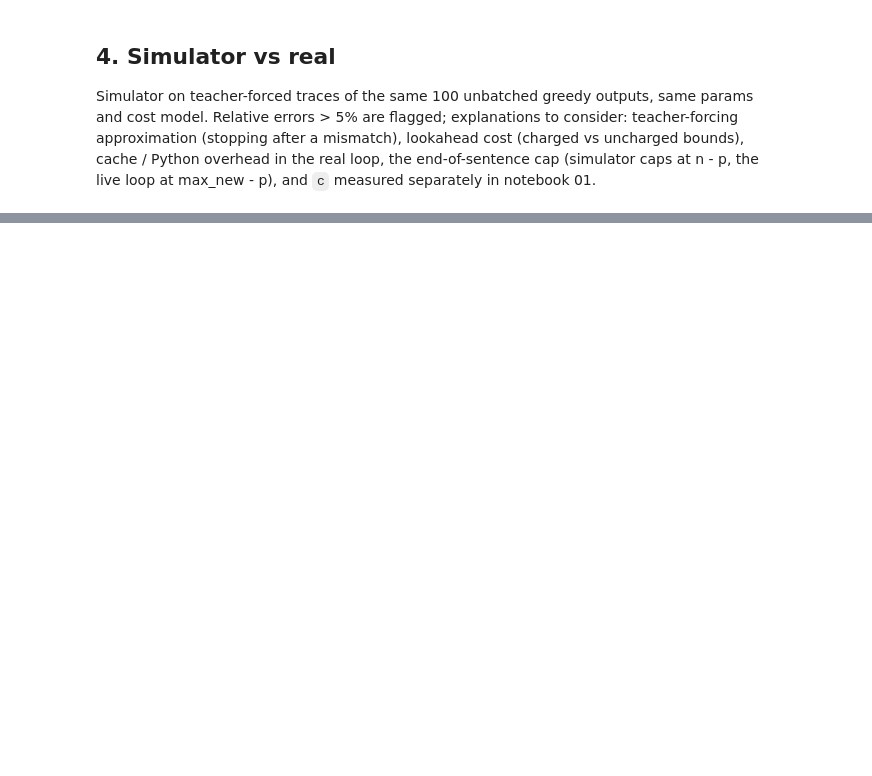
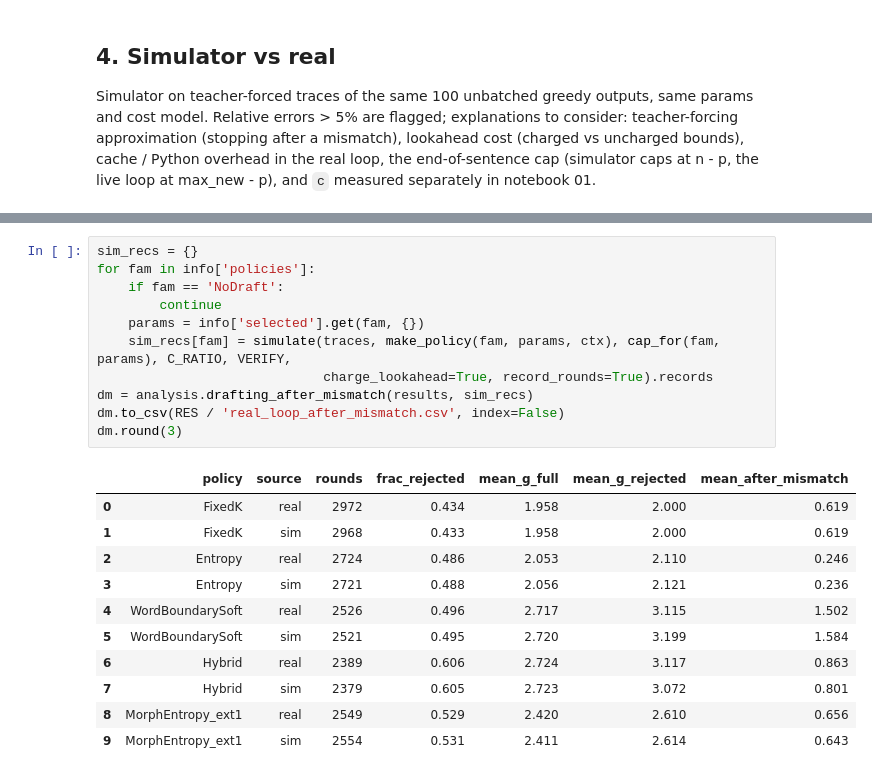
Before and after one commit to https-kanika/Linguistically-guided-MTP, a Jupyter notebook: notebooks/04_real_loop_analysis.ipynb, the cells around one changed output, grey strips where cells are left out. Cells and saved outputs as stored; diff of their text form; blank space fills up the shorter version.

```diff
--- a/notebooks/04_real_loop_analysis.ipynb
+++ b/notebooks/04_real_loop_analysis.ipynb
@@ -73,0 +156,23 @@ svr[cols].round(4)
+# %%
+sim_recs = {}
+for fam in info['policies']:
+    if fam == 'NoDraft':
+        continue
+    params = info['selected'].get(fam, {})
+    sim_recs[fam] = simulate(traces, make_policy(fam, params, ctx), cap_for(fam, params), C_RATIO, VERIFY,
+                             charge_lookahead=True, record_rounds=True).records
+dm = analysis.drafting_after_mismatch(results, sim_recs)
+dm.to_csv(RES / 'real_loop_after_mismatch.csv', index=False)
+dm.round(3)
+# %% [output]
+|  | policy | source | rounds | frac_rejected | mean_g_full | mean_g_rejected | mean_after_mismatch |
+| 0 | FixedK | real | 2972 | 0.434 | 1.958 | 2.000 | 0.619 |
+| 1 | FixedK | sim | 2968 | 0.433 | 1.958 | 2.000 | 0.619 |
+| 2 | Entropy | real | 2724 | 0.486 | 2.053 | 2.110 | 0.246 |
+| 3 | Entropy | sim | 2721 | 0.488 | 2.056 | 2.121 | 0.236 |
+| 4 | WordBoundarySoft | real | 2526 | 0.496 | 2.717 | 3.115 | 1.502 |
+| 5 | WordBoundarySoft | sim | 2521 | 0.495 | 2.720 | 3.199 | 1.584 |
+| 6 | Hybrid | real | 2389 | 0.606 | 2.724 | 3.117 | 0.863 |
+| 7 | Hybrid | sim | 2379 | 0.605 | 2.723 | 3.072 | 0.801 |
+| 8 | MorphEntropy_ext1 | real | 2549 | 0.529 | 2.420 | 2.610 | 0.656 |
+| 9 | MorphEntropy_ext1 | sim | 2554 | 0.531 | 2.411 | 2.614 | 0.643 |
```
Also changed, not shown: parts of 13 cells of this notebook, 16 other files.
